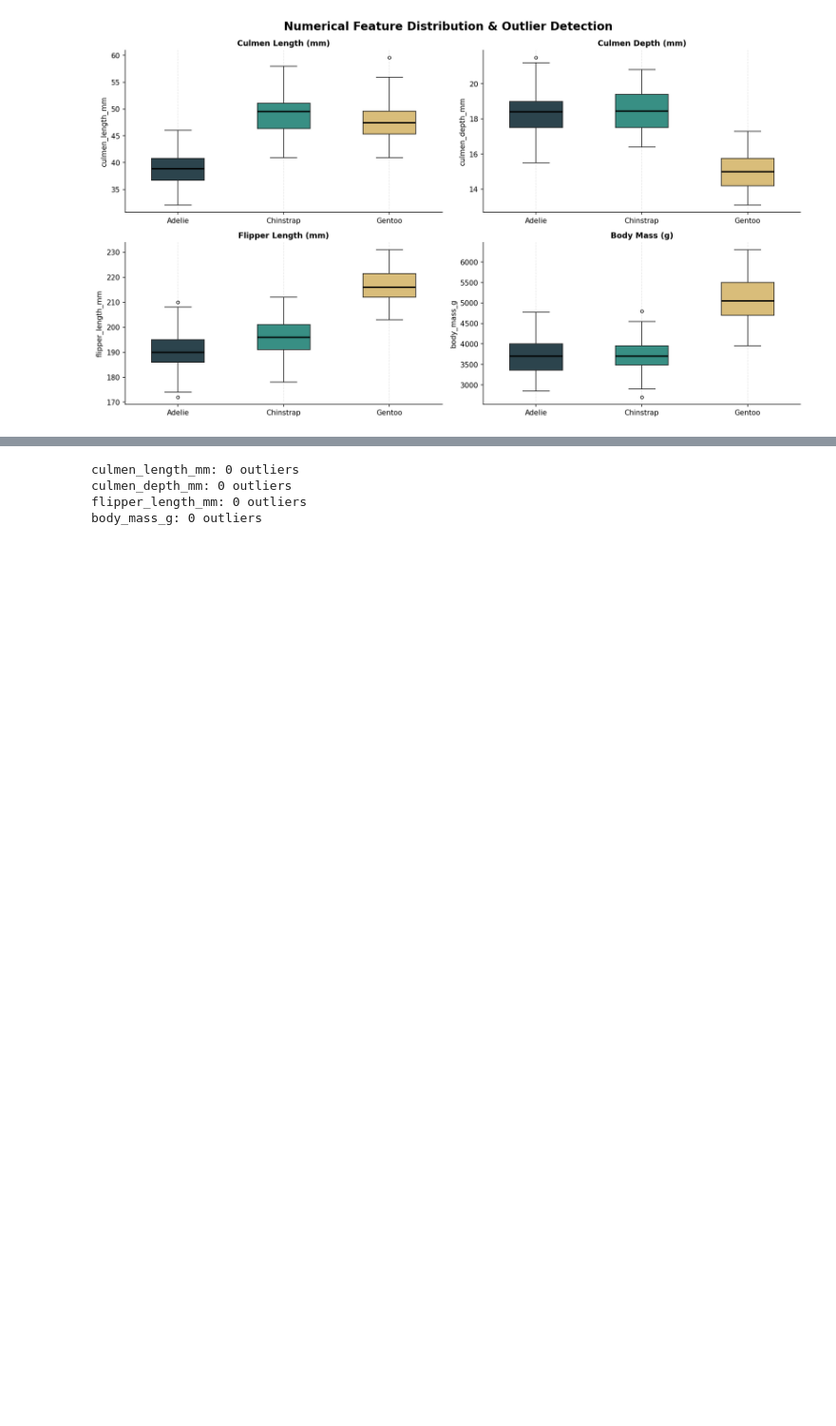
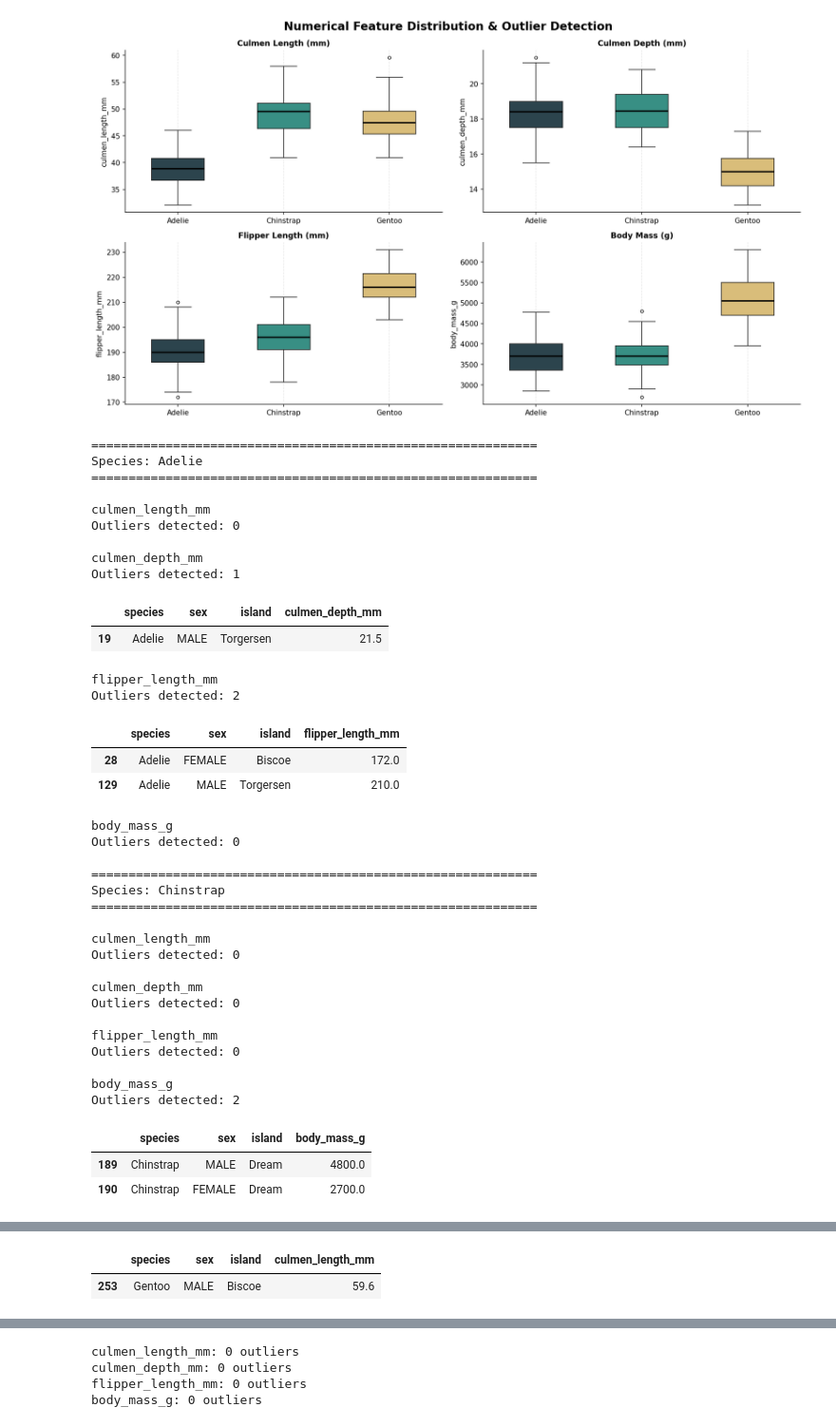
Before and after one commit to Leow14/Penguin-DF, a Jupyter notebook: notebook.ipynb, the cells around one changed output, grey strips where cells are left out. Shown at 95% size. Saved outputs shown, nothing was run; the diff lists cells and outputs as text; code cells hidden in the pictures; blank space fills up the shorter version.

Commit message:
Checking the outliers more closely.

```diff
--- a/notebook.ipynb
+++ b/notebook.ipynb
@@ -402,3 +402,81 @@ plt.tight_layout()
 plt.show()
 # %% [output]
 [figure]
+# %%
+# Detecting numerical outliers using the IQR method
+
+for species in clean_df["species"].unique():
+
+    print(f"\n{'=' * 60}")
+    print(f"Species: {species}")
+    print(f"{'=' * 60}")
+
+    species_df = clean_df[clean_df["species"] == species]
+
+    for col in numerical_col:
+
+        Q1 = species_df[col].quantile(0.25)
+        Q3 = species_df[col].quantile(0.75)
+
+        IQR = Q3 - Q1
+
+        lower = Q1 - 1.5 * IQR
+        upper = Q3 + 1.5 * IQR
+
+        outliers = species_df[
+            (species_df[col] < lower) |
+            (species_df[col] > upper)
+        ]
+
+        print(f"\n{col}")
+        print(f"Outliers detected: {len(outliers)}")
+
+        if len(outliers) > 0:
+            display(
+                outliers[
+                    [
+                        "species",
+                        "sex",
+                        "island",
+                        col
+                    ]
+                ]
+            )
+# %% [output]
+============================================================
+Species: Adelie
+============================================================
+
+culmen_length_mm
+Outliers detected: 0
+
+culmen_depth_mm
+Outliers detected: 1
+|  | species | sex | island | culmen_depth_mm |
+| 19 | Adelie | MALE | Torgersen | 21.5 |
+flipper_length_mm
+Outliers detected: 2
+|  | species | sex | island | flipper_length_mm |
+| 28 | Adelie | FEMALE | Biscoe | 172.0 |
+| 129 | Adelie | MALE | Torgersen | 210.0 |
+body_mass_g
+Outliers detected: 0
+
+============================================================
+Species: Chinstrap
+============================================================
+
+culmen_length_mm
+Outliers detected: 0
+
+culmen_depth_mm
+Outliers detected: 0
+
+flipper_length_mm
+Outliers detected: 0
+
+body_mass_g
+Outliers detected: 2
+|  | species | sex | island | body_mass_g |
+| 189 | Chinstrap | MALE | Dream | 4800.0 |
+| 190 | Chinstrap | FEMALE | Dream | 2700.0 |
@@ -404,0 +489,2 @@ plt.show()
+|  | species | sex | island | culmen_length_mm |
+| 253 | Gentoo | MALE | Biscoe | 59.6 |
```
Also changed, not shown: parts of 1 cell of this notebook.
